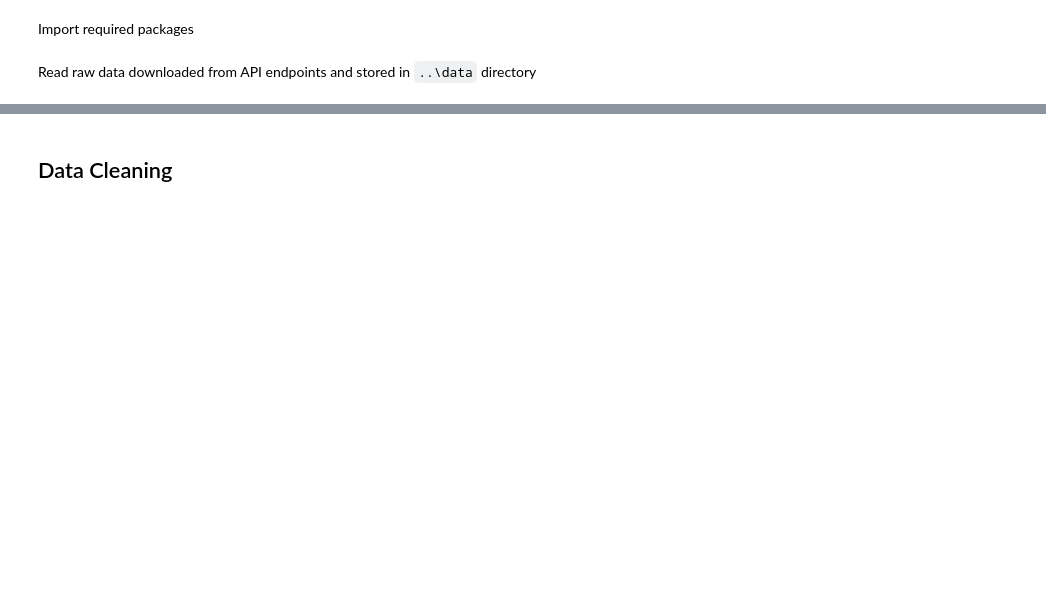
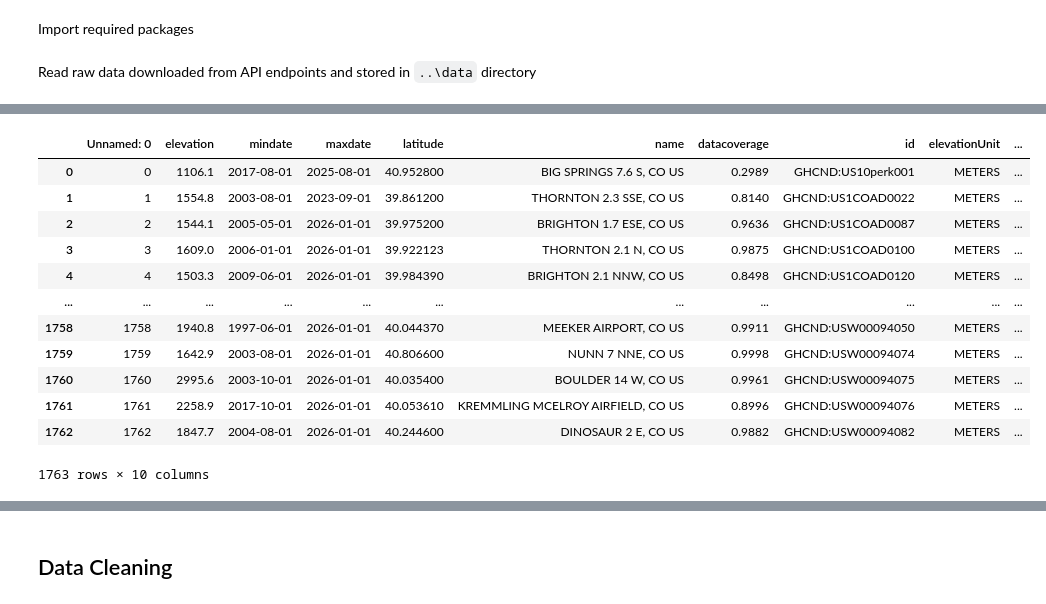
Before and after one commit to Kaxlow/where-the-birds-sing, a Jupyter notebook: src/data-cleaning-preprocessing.ipynb, the cells around one changed output, grey strips where cells are left out. Drawn from its saved outputs; the diff is of its cells as text; code cells hidden in the pictures; blank space fills up the shorter version.

```diff
--- a/src/data-cleaning-preprocessing.ipynb
+++ b/src/data-cleaning-preprocessing.ipynb
@@ -14,0 +34,16 @@ urban_pop_co_df = pd.read_csv("..\\data\\co_urban_pop.csv")
+# %%
+weather_stations_co_df
+# %% [output]
+|  | Unnamed: 0 | elevation | mindate | maxdate | latitude | name | datacoverage | id | elevationUnit | ... |
+| 0 | 0 | 1106.1 | 2017-08-01 | 2025-08-01 | 40.952800 | BIG SPRINGS 7.6 S, CO US | 0.2989 | GHCND:US10perk001 | METERS | ... |
+| 1 | 1 | 1554.8 | 2003-08-01 | 2023-09-01 | 39.861200 | THORNTON 2.3 SSE, CO US | 0.8140 | GHCND:US1COAD0022 | METERS | ... |
+| 2 | 2 | 1544.1 | 2005-05-01 | 2026-01-01 | 39.975200 | BRIGHTON 1.7 ESE, CO US | 0.9636 | GHCND:US1COAD0087 | METERS | ... |
+| 3 | 3 | 1609.0 | 2006-01-01 | 2026-01-01 | 39.922123 | THORNTON 2.1 N, CO US | 0.9875 | GHCND:US1COAD0100 | METERS | ... |
+| 4 | 4 | 1503.3 | 2009-06-01 | 2026-01-01 | 39.984390 | BRIGHTON 2.1 NNW, CO US | 0.8498 | GHCND:US1COAD0120 | METERS | ... |
+| ... | ... | ... | ... | ... | ... | ... | ... | ... | ... | ... |
+| 1758 | 1758 | 1940.8 | 1997-06-01 | 2026-01-01 | 40.044370 | MEEKER AIRPORT, CO US | 0.9911 | GHCND:USW00094050 | METERS | ... |
+| 1759 | 1759 | 1642.9 | 2003-08-01 | 2026-01-01 | 40.806600 | NUNN 7 NNE, CO US | 0.9998 | GHCND:USW00094074 | METERS | ... |
+| 1760 | 1760 | 2995.6 | 2003-10-01 | 2026-01-01 | 40.035400 | BOULDER 14 W, CO US | 0.9961 | GHCND:USW00094075 | METERS | ... |
+| 1761 | 1761 | 2258.9 | 2017-10-01 | 2026-01-01 | 40.053610 | KREMMLING MCELROY AIRFIELD, CO US | 0.8996 | GHCND:USW00094076 | METERS | ... |
+| 1762 | 1762 | 1847.7 | 2004-08-01 | 2026-01-01 | 40.244600 | DINOSAUR 2 E, CO US | 0.9882 | GHCND:USW00094082 | METERS | ... |
+1763 rows × 10 columns
```
Also changed, not shown: parts of 115 cells of this notebook.
